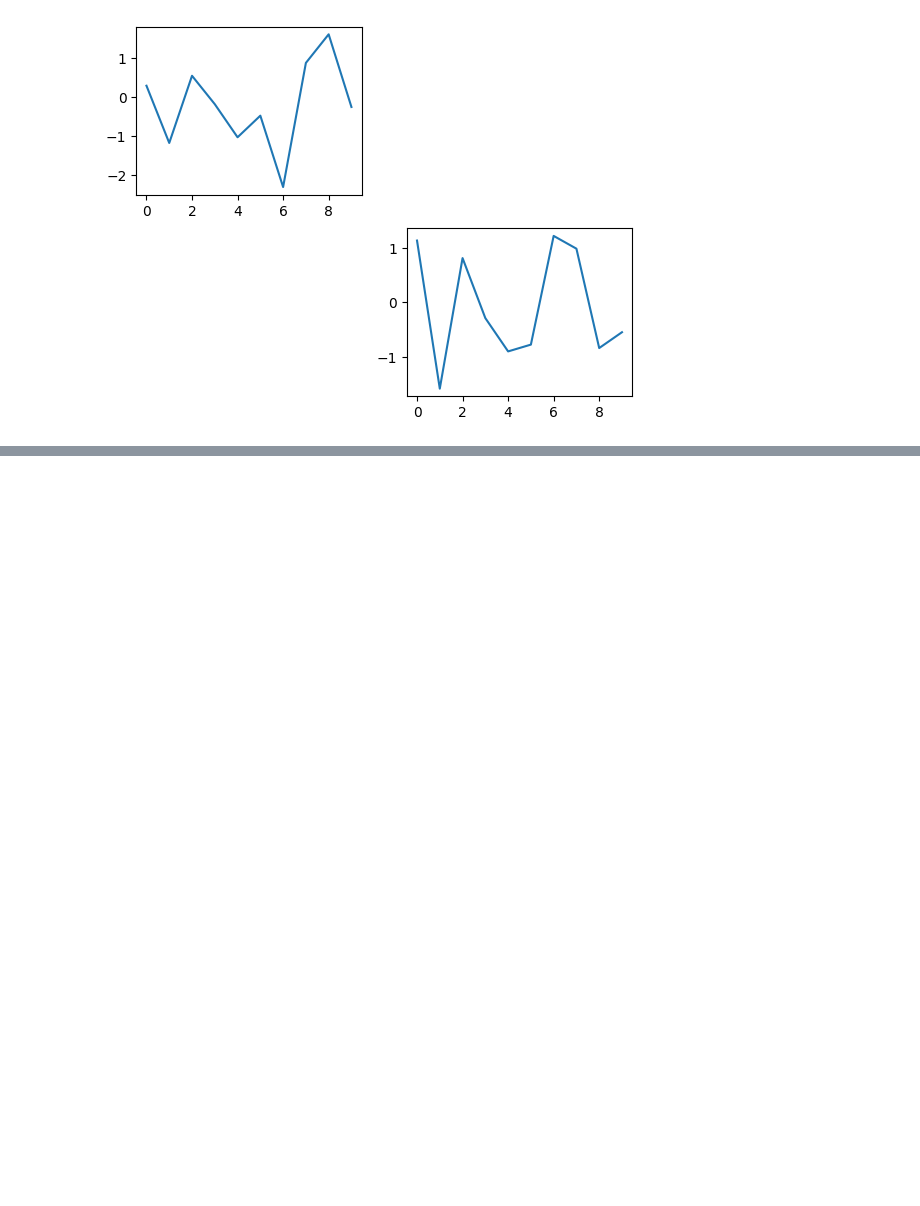
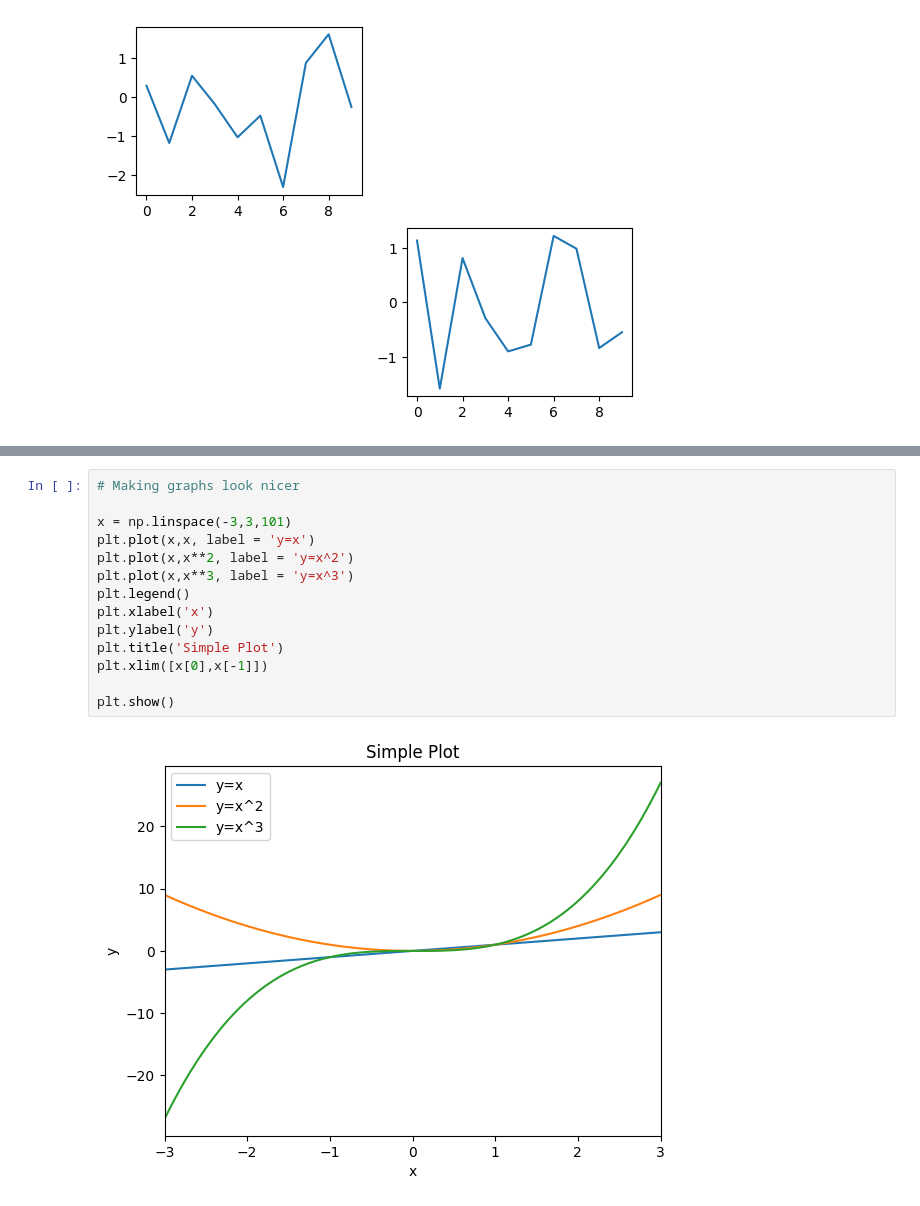
Before and after one commit to SufyanMussallami/Python-text-and-plots, a Jupyter notebook: text_plots.ipynb, the cells around one changed output, grey strips where cells are left out. Cells and saved outputs as stored; diff of their text form; blank space fills up the shorter version.

```diff
--- a/text_plots.ipynb
+++ b/text_plots.ipynb
@@ -52,0 +72,16 @@ plt.show()
+# %%
+# Making graphs look nicer
+
+x = np.linspace(-3,3,101)
+plt.plot(x,x, label = 'y=x')
+plt.plot(x,x**2, label = 'y=x^2')
+plt.plot(x,x**3, label = 'y=x^3')
+plt.legend()
+plt.xlabel('x')
+plt.ylabel('y')
+plt.title('Simple Plot')
+plt.xlim([x[0],x[-1]])
+
+plt.show()
+# %% [output]
+[figure, added]
```
Also changed, not shown: parts of 2 cells of this notebook.
